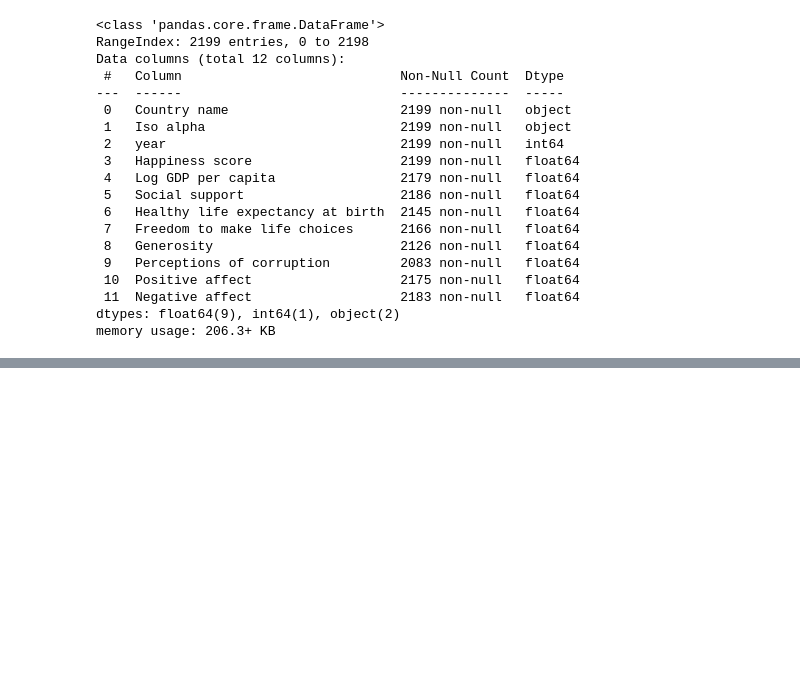
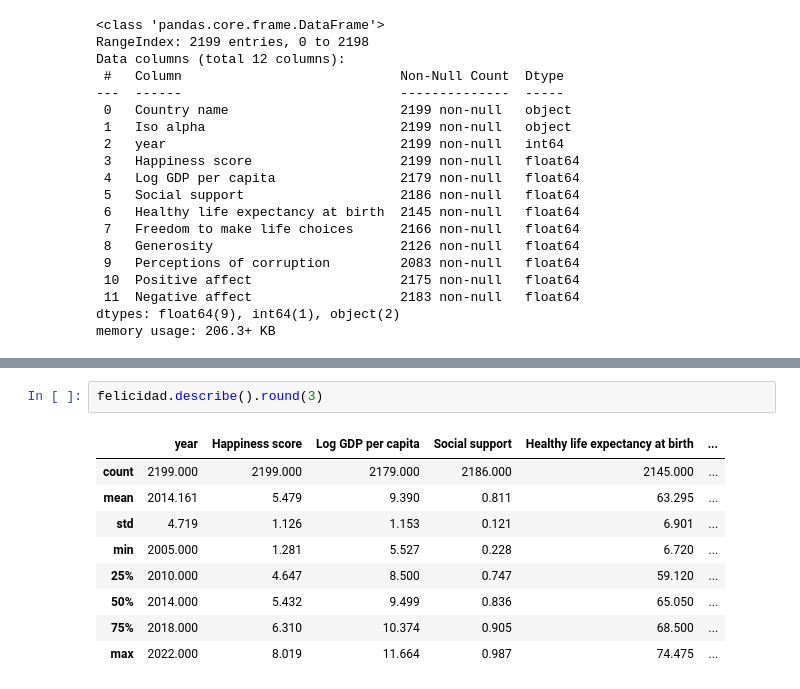
Before and after one commit to Lauracaroselli/CoderScience, a Jupyter notebook: Tranajo.ipynb, the cells around one changed output, grey strips where cells are left out. Drawn from its saved outputs; the diff is of its cells as text; blank space fills up the shorter version.

```diff
--- a/Tranajo.ipynb
+++ b/Tranajo.ipynb
@@ -83,0 +110,12 @@ memory usage: 206.3+ KB
+# %%
+felicidad.describe().round(3)
+# %% [output]
+|  | year | Happiness score | Log GDP per capita | Social support | Healthy life expectancy at birth | ... |
+| count | 2199.000 | 2199.000 | 2179.000 | 2186.000 | 2145.000 | ... |
+| mean | 2014.161 | 5.479 | 9.390 | 0.811 | 63.295 | ... |
+| std | 4.719 | 1.126 | 1.153 | 0.121 | 6.901 | ... |
+| min | 2005.000 | 1.281 | 5.527 | 0.228 | 6.720 | ... |
+| 25% | 2010.000 | 4.647 | 8.500 | 0.747 | 59.120 | ... |
+| 50% | 2014.000 | 5.432 | 9.499 | 0.836 | 65.050 | ... |
+| 75% | 2018.000 | 6.310 | 10.374 | 0.905 | 68.500 | ... |
+| max | 2022.000 | 8.019 | 11.664 | 0.987 | 74.475 | ... |
```
Also changed, not shown: parts of 7 cells of this notebook.
